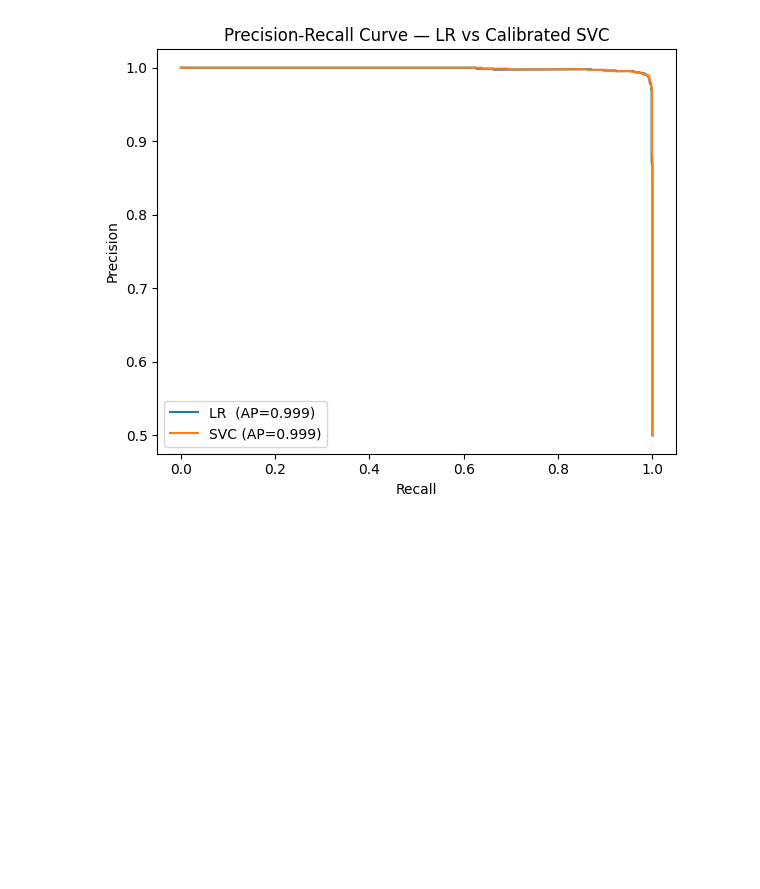
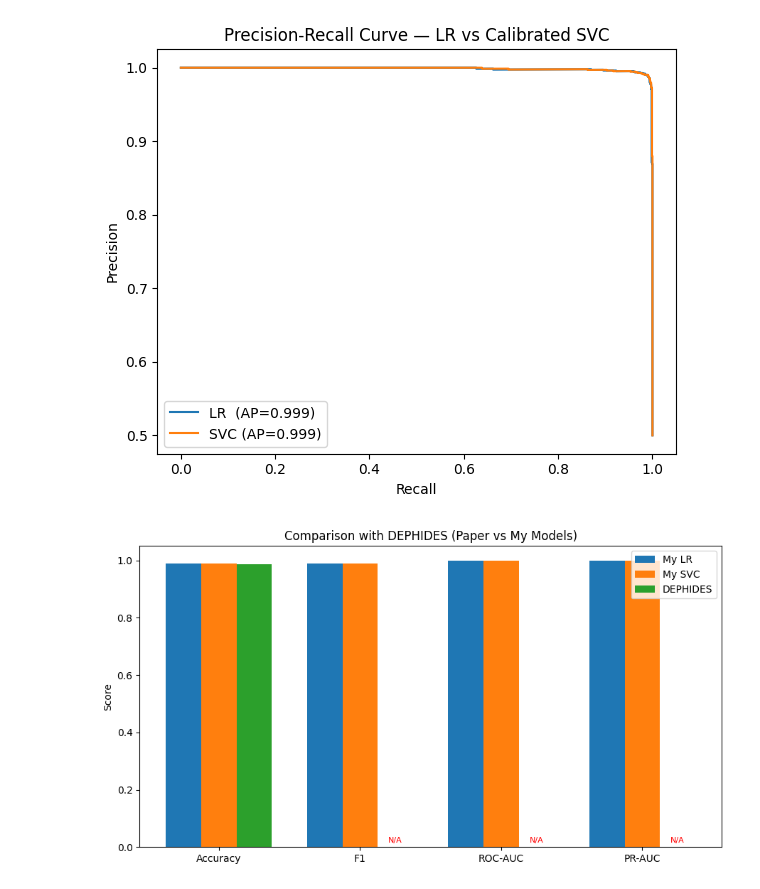
Before and after one commit to DyanielCX/DLI-Assm, a Jupyter notebook: ZhenYong_CNN_Model.ipynb, the cells around one changed output. Cells and saved outputs as stored; diff of their text form; code cells hidden in the pictures; blank space fills up the shorter version.

Commit message:
Comparing with researcher's model - final

```diff
--- a/ZhenYong_CNN_Model.ipynb
+++ b/ZhenYong_CNN_Model.ipynb
@@ -338,3 +336,49 @@ plt.show()
 # %% [output]
 [figure]
 [figure]
+# %%
+# --- Bar Chart: Compare with DEPHIDES (LR + SVC) ---
+labels = ["Accuracy", "F1", "ROC-AUC", "PR-AUC"]
+
+# My LR results
+lr_vals = [
+    results["LR"]["acc"],
+    results["LR"]["f1"],
+    results["LR"]["roc_auc"],
+    results["LR"]["pr_auc"]
+]
+
+# My SVC results
+svc_vals = [
+    results["SVC"]["acc"],
+    results["SVC"]["f1"],
+    results["SVC"]["roc_auc"],
+    results["SVC"]["pr_auc"]
+]
+
+# DEPHIDES paper (hardcoded, only reports Acc & F1)
+dephides_vals = [0.9874, None, None, None]
+
+x = np.arange(len(labels))
+width = 0.25  # narrower since 3 groups
+
+plt.figure(figsize=(9,5))
+plt.bar(x - width, lr_vals, width, label="My LR")
+plt.bar(x, svc_vals, width, label="My SVC")
+plt.bar(x + width, [v if v is not None else 0 for v in dephides_vals],
+        width, label="DEPHIDES")
+
+# Annotate missing metrics in DEPHIDES
+for i, v in enumerate(dephides_vals):
+    if v is None:
+        plt.text(x[i] + width, 0.01, "N/A", ha="center", va="bottom", fontsize=8, color="red")
+
+plt.xticks(x, labels)
+plt.ylabel("Score")
+plt.title("Comparison with DEPHIDES (Paper vs My Models)")
+plt.legend()
+plt.ylim(0,1.05)
+plt.tight_layout()
+plt.show()
+# %% [output]
+[figure, added]
```
Also changed, not shown: parts of 1 cell of this notebook.
